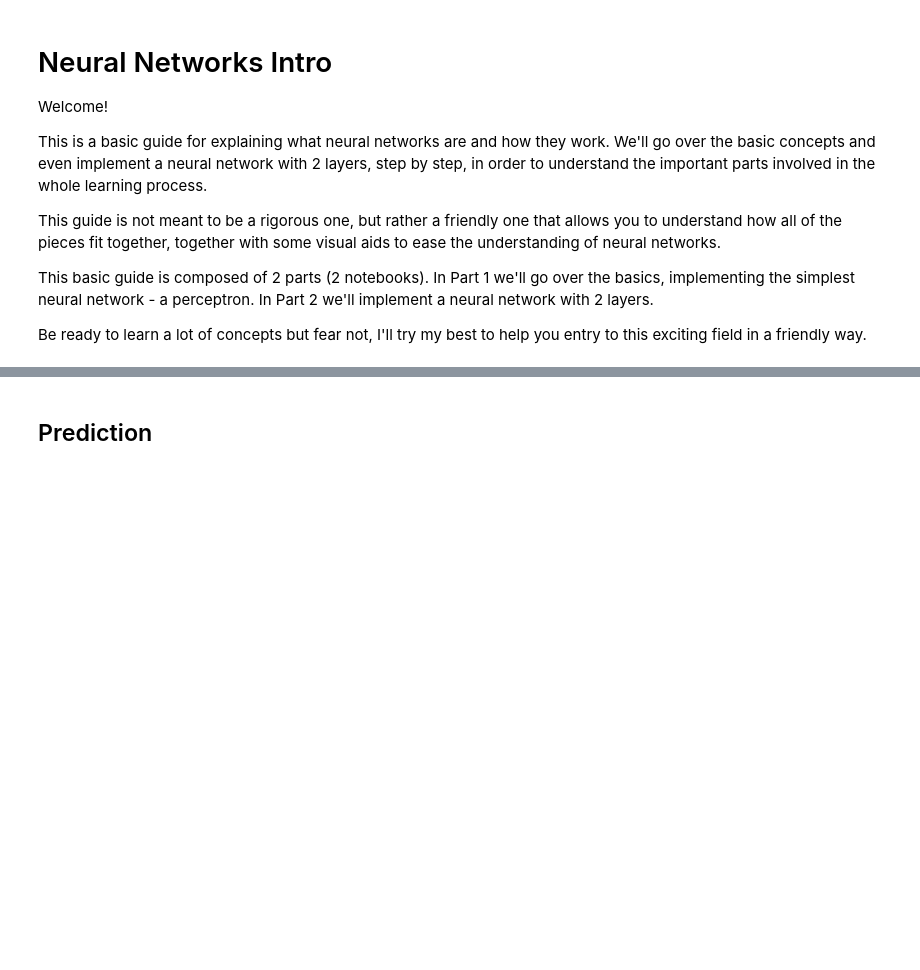
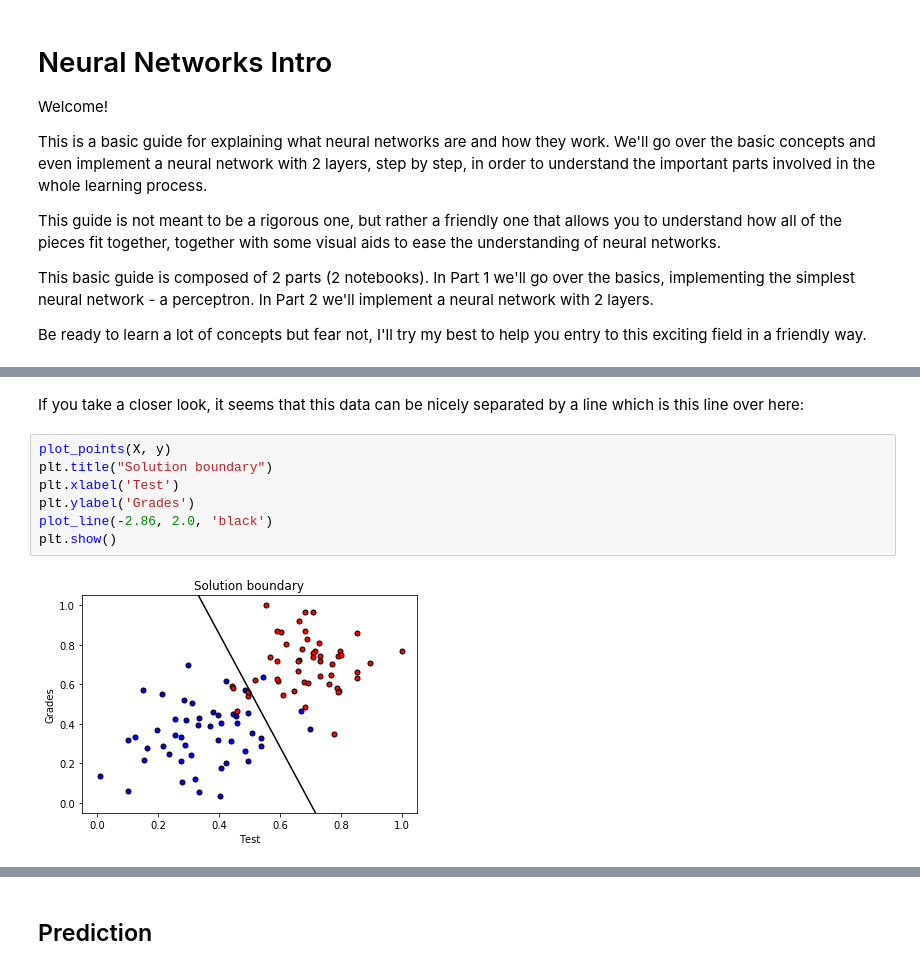
Before and after one commit to ferlopezm94/neural-networks-intro, a Jupyter notebook: Part1.ipynb, the cells around one changed output, grey strips where cells are left out. Cells and saved outputs as stored; diff of their text form; blank space fills up the shorter version.

```diff
--- a/Part1.ipynb
+++ b/Part1.ipynb
@@ -41,0 +78,11 @@ You can think of AI, ML and DL like the following:
+# %% [markdown]
+If you take a closer look, it seems that this data can be nicely separated by a line which is this line over here:
+# %%
+plot_points(X, y)
+plt.title("Solution boundary")
+plt.xlabel('Test')
+plt.ylabel('Grades')
+plot_line(-2.86, 2.0, 'black')
+plt.show()
+# %% [output]
+[figure, added]
```
Also changed, not shown: parts of 8 cells of this notebook, 3 other files.
